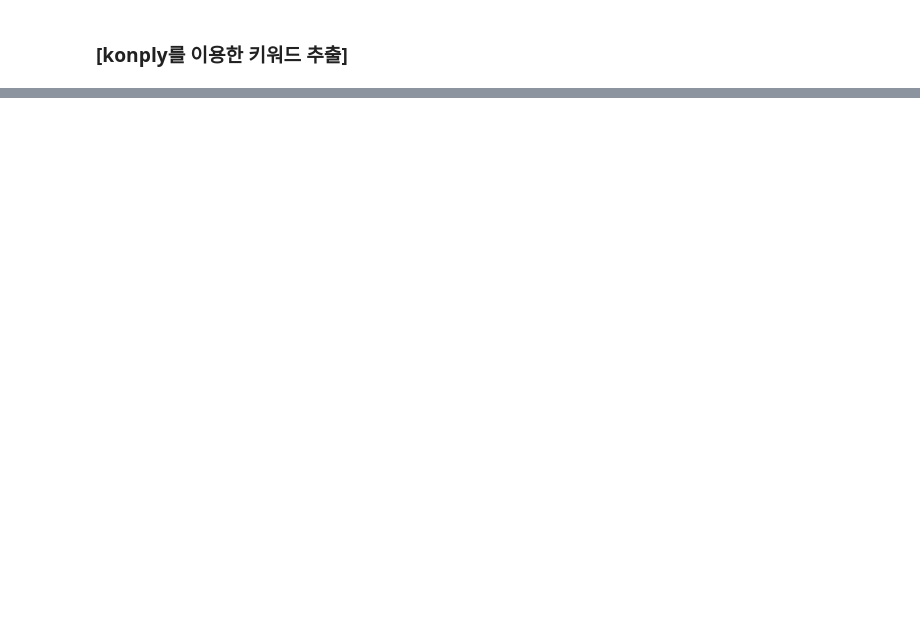
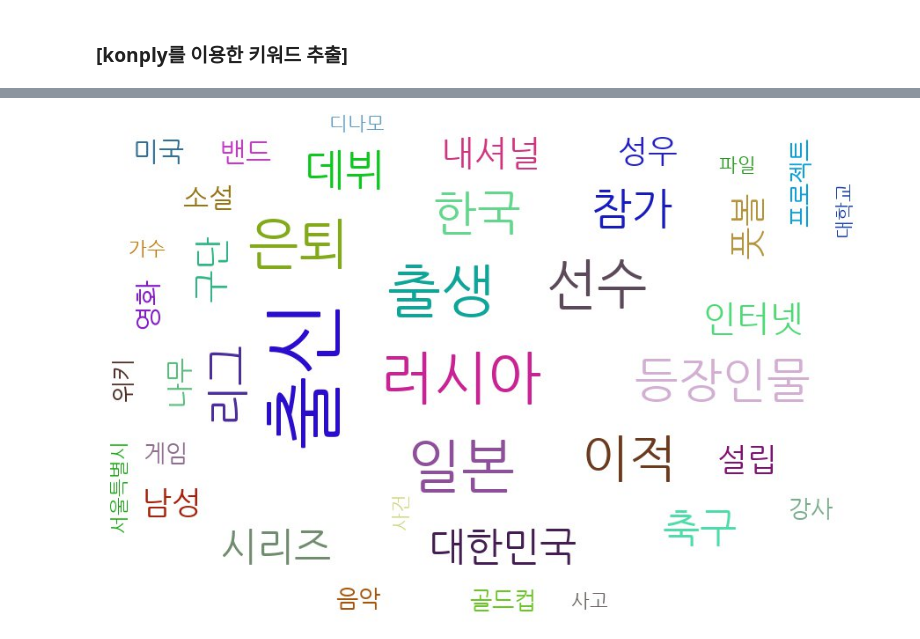
Before and after one commit to cheymingyu/BigData-Analysis-Practice, a Jupyter notebook: This is Data Analysis/namu-wiki-text-analysis.ipynb, the cells around one changed output, grey strips where cells are left out. Cells and saved outputs as stored; diff of their text form; code cells hidden in the pictures; blank space fills up the shorter version.

```diff
--- a/This is Data Analysis/namu-wiki-text-analysis.ipynb
+++ b/This is Data Analysis/namu-wiki-text-analysis.ipynb
@@ -158,7 +160,7 @@ df.head(5)
 # %%
 # 각 피처마다 말뭉치를 생성
 title_corpus = "".join(df['title'].tolist())
-catagory_corpus = "".join(df['category'].tolist())
+category_corpus = "".join(df['category'].tolist())
 content_corpus = "".join(df['content_text'].tolist())
 print(title_corpus)
 # %% [output]
@@ -201,0 +276,16 @@ Counter({'상위': 1,
+# %%
+# 카테고리 키워드
+nouns_tagger = Okt()
+nouns = nouns_tagger.nouns(category_corpus)
+count = Counter(nouns)
+
+remove_char_counter = Counter({x : count[x] for x in count if len(x) > 1})
+remove_char_counter = Counter({x : remove_char_counter[x] for x in count if x not in stopwords})
+
+ranked_tags = remove_char_counter.most_common(40)
+taglist = pytagcloud.make_tags(ranked_tags, maxsize=80)
+pytagcloud.create_tag_image(taglist, 'category_wordcloud.jpg', size=(900, 600), fontname='NanumGothic', rectangular=False)
+
+Image(filename='category_wordcloud.jpg')
+# %% [output]
+[figure, added]
```
Also changed, not shown: parts of 18 cells of this notebook.
